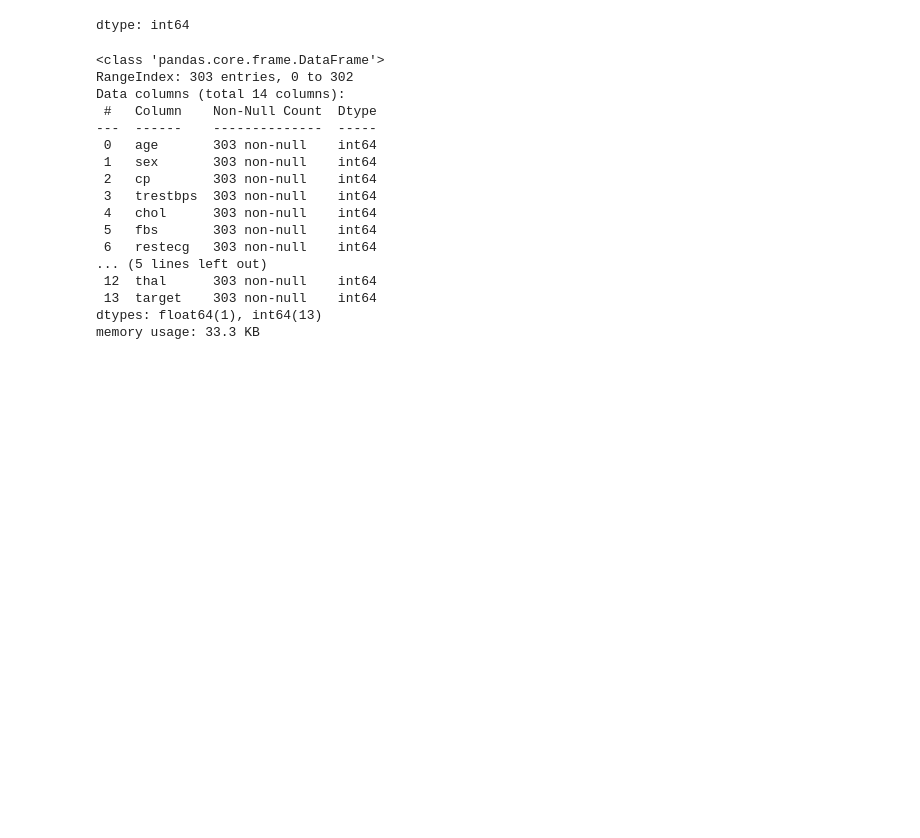
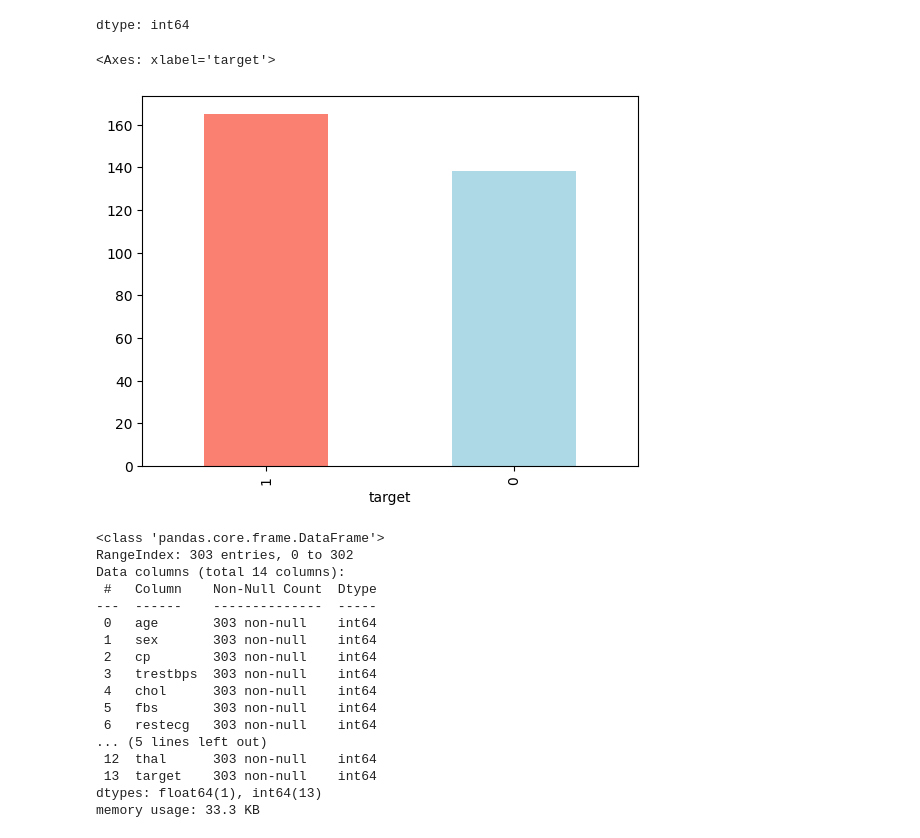
Before and after one commit to sohostory/ml-heart-disease-classification, a Jupyter notebook: end_to_end_heart_disease_classification.ipynb, the cells around one changed output. Drawn from its saved outputs; the diff is of its cells as text; code cells hidden in the pictures; blank space fills up the shorter version.

```diff
--- a/end_to_end_heart_disease_classification.ipynb
+++ b/end_to_end_heart_disease_classification.ipynb
@@ -108,6 +112,11 @@ df['target'].value_counts()
 | 1 | 165 |
 | 0 | 138 |
 dtype: int64
+# %%
+df['target'].value_counts().plot(kind='bar', color=['salmon', 'lightblue'])
+# %% [output]
+<Axes: xlabel='target'>
+[figure, added]
 # %%
 df.info()
 # %% [output]
```
Also changed, not shown: parts of 15 cells of this notebook.
